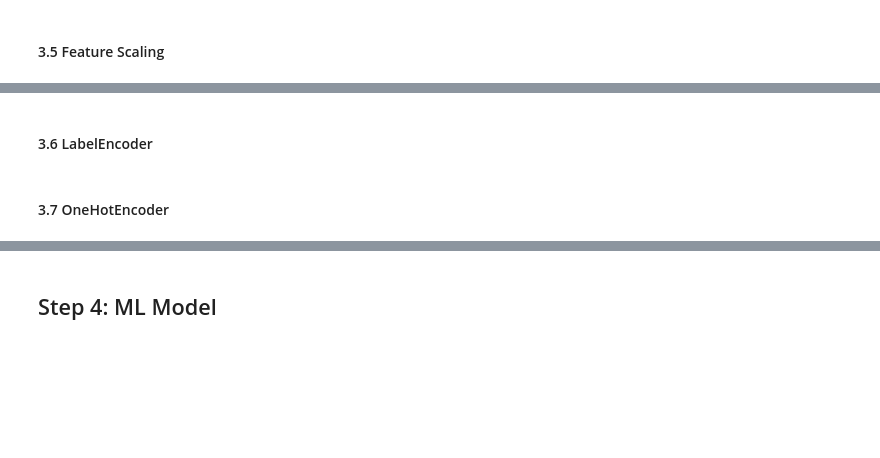
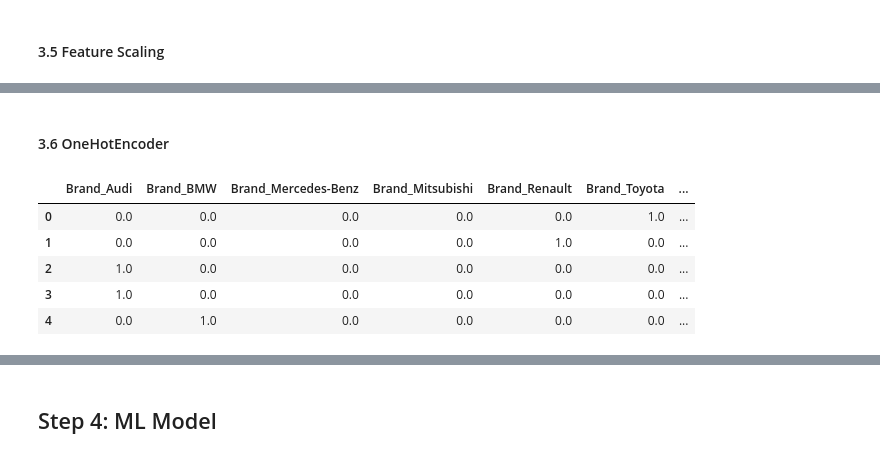
Before and after one commit to Naderiii/Predicting-the-used-car-price, a Jupyter notebook: Predicting the used car price.ipynb, the cells around one changed output, grey strips where cells are left out. Cells and saved outputs as stored; diff of their text form; code cells hidden in the pictures; blank space fills up the shorter version.

```diff
--- a/Predicting the used car price.ipynb
+++ b/Predicting the used car price.ipynb
@@ -323,2 +300,2 @@ data_cleaned_outlier.describe(include='all')
 # %% [markdown]
-#### 3.6 LabelEncoder
+#### 3.6 OneHotEncoder
@@ -339,17 +302,18 @@ data_cleaned_outlier.describe(include='all')
-# %% [markdown]
-#### 3.7 OneHotEncoder
 # %%
-############################################# OneHotEncoder ###########################################
-#from sklearn.preprocessing import OneHotEncoder
+from sklearn.preprocessing import OneHotEncoder
 
 # Step 1: Create the encoder and fit_transform the data
-#encoder_1hot = OneHotEncoder(sparse_output=False)
-#data_cat_1hot_tmp = encoder_1hot.fit_transform(df[["ocean_proximity"]])
+encoder_1hot = OneHotEncoder(sparse_output=False)
+data_cat_1hot_tmp = encoder_1hot.fit_transform(data_cleaned_outlier[['Brand',"Body","Engine Type","Registration"]])
 
 # Step 2: Create a DataFrame with the encoded data and set appropriate column names
-#data_cat_1hot = pd.DataFrame(data_cat_1hot_tmp)
-#data_cat_1hot.columns = encoder_1hot.get_feature_names_out()
-#data_cat_1hot.head()
-
-#final = pd.concat([data_num_scaled_tr, data_cat_1hot], axis=1)
-#final.head()
+data_cat_1hot = pd.DataFrame(data_cat_1hot_tmp)
+data_cat_1hot.columns = encoder_1hot.get_feature_names_out()
+data_cat_1hot.head()
+# %% [output]
+|  | Brand_Audi | Brand_BMW | Brand_Mercedes-Benz | Brand_Mitsubishi | Brand_Renault | Brand_Toyota | ... |
+| 0 | 0.0 | 0.0 | 0.0 | 0.0 | 0.0 | 1.0 | ... |
+| 1 | 0.0 | 0.0 | 0.0 | 0.0 | 1.0 | 0.0 | ... |
+| 2 | 1.0 | 0.0 | 0.0 | 0.0 | 0.0 | 0.0 | ... |
+| 3 | 1.0 | 0.0 | 0.0 | 0.0 | 0.0 | 0.0 | ... |
+| 4 | 0.0 | 1.0 | 0.0 | 0.0 | 0.0 | 0.0 | ... |
```
Also changed, not shown: parts of 25 cells of this notebook.
